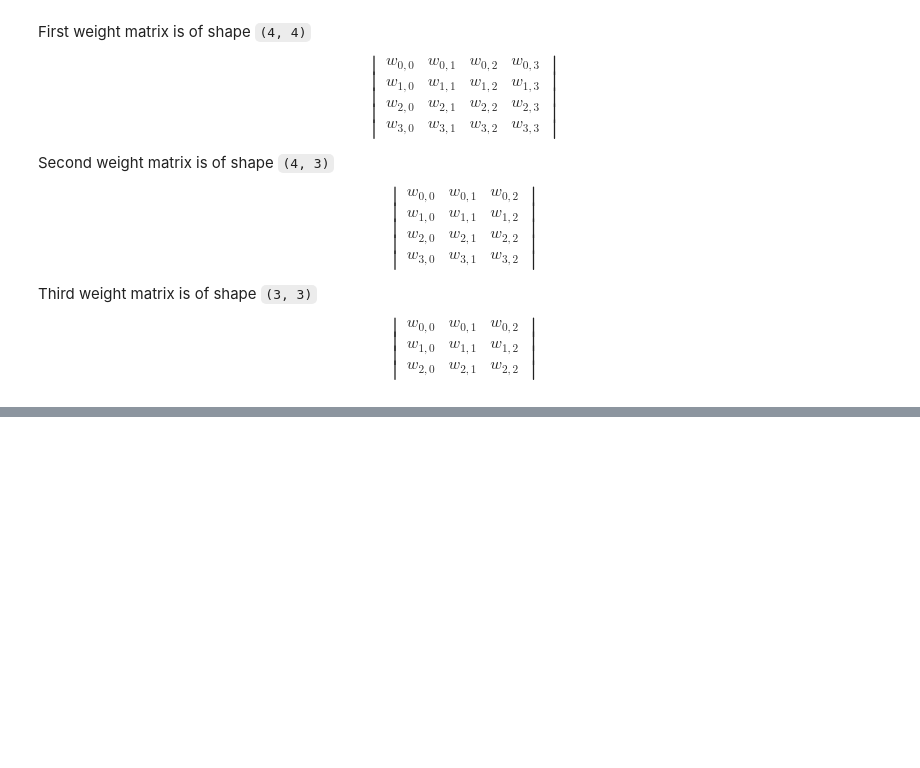
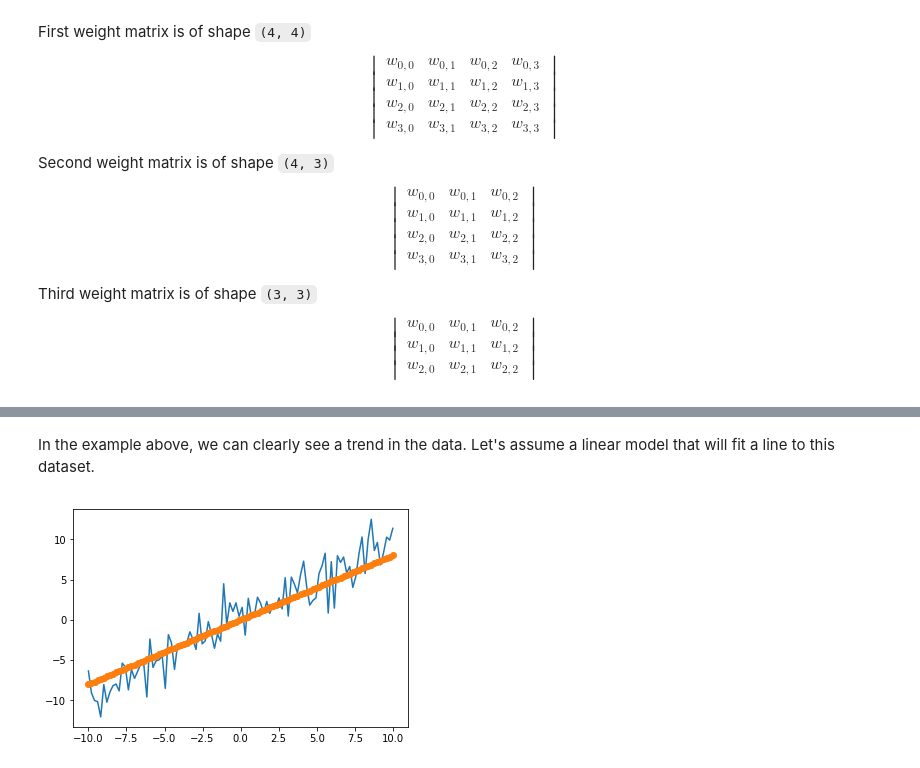
Before and after one commit to calvinfeng/gonotebook, a Jupyter notebook: neural_net/notebooks/neural_network.ipynb, the cells around one changed output, grey strips where cells are left out. Cells and saved outputs as stored; diff of their text form; code cells hidden in the pictures; blank space fills up the shorter version.

```diff
--- a/neural_net/notebooks/neural_network.ipynb
+++ b/neural_net/notebooks/neural_network.ipynb
@@ -225,0 +248,13 @@ Final output:
+# %% [markdown]
+In the example above, we can clearly see a trend in the data. Let's assume a linear model that will fit a line to this dataset.
+# %%
+def linear_model(m, b, x):
+    return m * x + b
+
+w0 = 0
+w1 = 0.8
+
+plt.plot(x, y, x, linear_model(w1, w0, x), 'o')
+plt.show()
+# %% [output]
+[figure, added]
```
Also changed, not shown: parts of 9 cells of this notebook.
